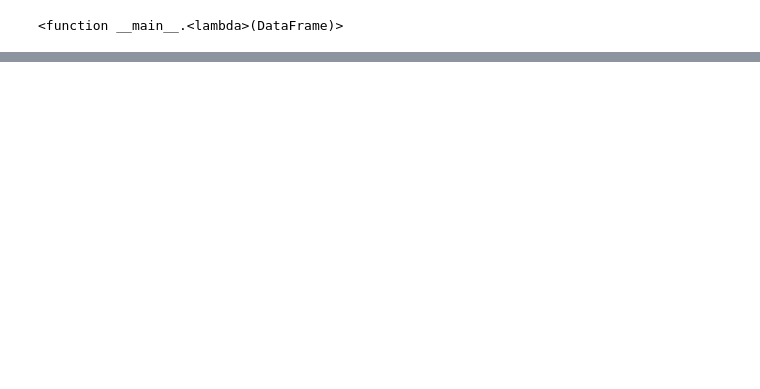
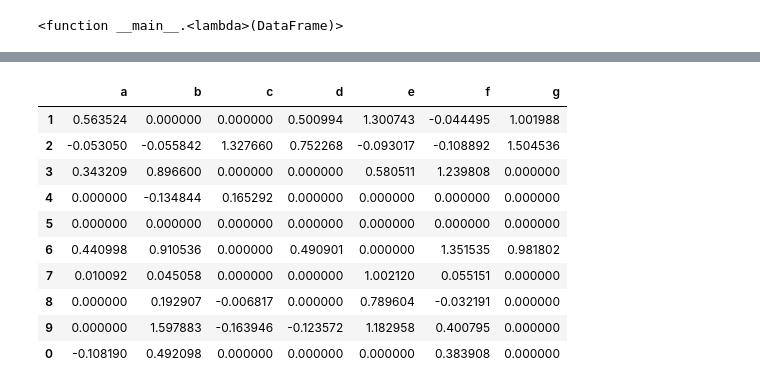
Before and after one commit to ayushi-006/Hands_on_Pandas-, a Jupyter notebook: PANDAS.ipynb, the cells around one changed output, grey strips where cells are left out. Saved outputs shown, nothing was run; the diff lists cells and outputs as text; code cells hidden in the pictures; blank space fills up the shorter version.

```diff
--- a/PANDAS.ipynb
+++ b/PANDAS.ipynb
@@ -464,0 +586,18 @@ condition_for_selection = (DataFrame['a'] > 0.5)&(DataFrame['b'] < 0.2)
+# %%
+#To change the values in the entire Dataset
+criteria = DataFrame< -0.2
+
+DataFrame[criteria] = 0
+DataFrame
+# %% [output]
+|  | a | b | c | d | e | f | g |
+| 1 | 0.563524 | 0.000000 | 0.000000 | 0.500994 | 1.300743 | -0.044495 | 1.001988 |
+| 2 | -0.053050 | -0.055842 | 1.327660 | 0.752268 | -0.093017 | -0.108892 | 1.504536 |
+| 3 | 0.343209 | 0.896600 | 0.000000 | 0.000000 | 0.580511 | 1.239808 | 0.000000 |
+| 4 | 0.000000 | -0.134844 | 0.165292 | 0.000000 | 0.000000 | 0.000000 | 0.000000 |
+| 5 | 0.000000 | 0.000000 | 0.000000 | 0.000000 | 0.000000 | 0.000000 | 0.000000 |
+| 6 | 0.440998 | 0.910536 | 0.000000 | 0.490901 | 0.000000 | 1.351535 | 0.981802 |
+| 7 | 0.010092 | 0.045058 | 0.000000 | 0.000000 | 1.002120 | 0.055151 | 0.000000 |
+| 8 | 0.000000 | 0.192907 | -0.006817 | 0.000000 | 0.789604 | -0.032191 | 0.000000 |
+| 9 | 0.000000 | 1.597883 | -0.163946 | -0.123572 | 1.182958 | 0.400795 | 0.000000 |
+| 0 | -0.108190 | 0.492098 | 0.000000 | 0.000000 | 0.000000 | 0.383908 | 0.000000 |
```
Also changed, not shown: parts of 22 cells of this notebook.
